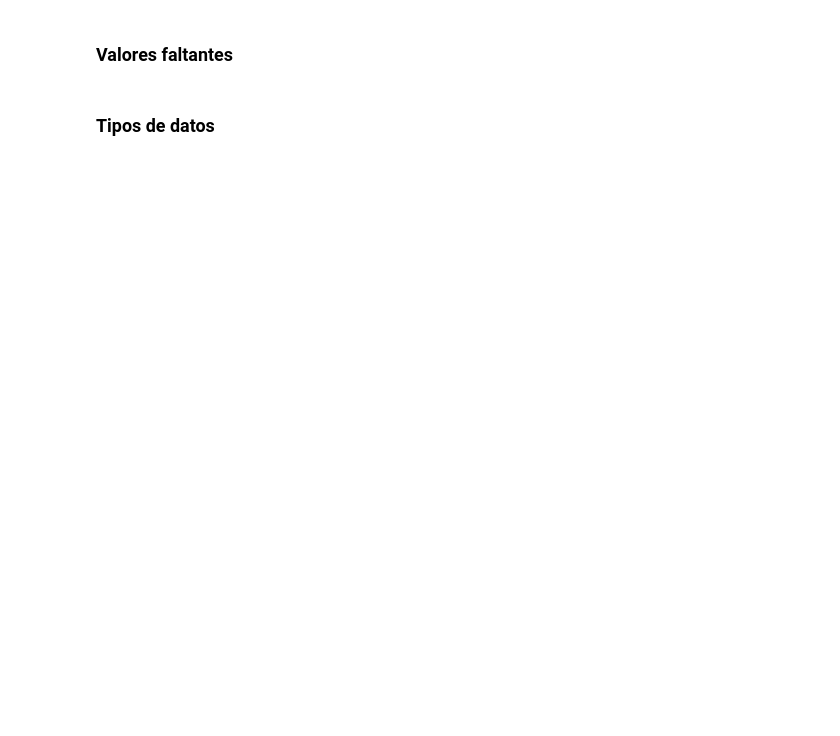
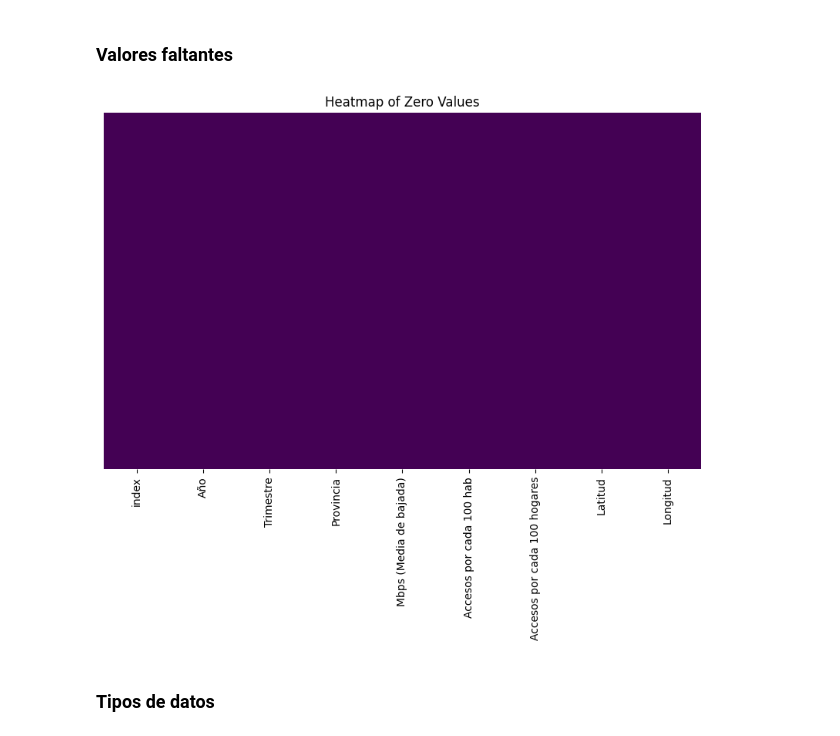
Before and after one commit to TABOO52/Empresa-Telecomunicaciones-Argentina-DataAnalist, a Jupyter notebook: notebooks/EDA.ipynb, the cells around one changed output. Cells and saved outputs as stored; diff of their text form; code cells hidden in the pictures; blank space fills up the shorter version.

```diff
--- a/notebooks/EDA.ipynb
+++ b/notebooks/EDA.ipynb
@@ -21,4 +39,17 @@ import matplotlib.pyplot as plt
 # %% [markdown]
 ### Valores faltantes
+# %%
+#No se tienen valores en 0
+def plot_zeros(data):
+    zeros = (data == 0).astype(int)
+    fig, ax = plt.subplots(figsize=(10, 6))
+    ax = sns.heatmap(zeros, cbar=False, cmap='viridis', yticklabels=False)
+    ax.set_title('Heatmap of Zero Values')
+    plt.show()
+
+# Visualizar los valores 0
+plot_zeros(df_maps)
+# %% [output]
+[figure, added]
 # %% [markdown]
 ### Tipos de datos
```
Also changed, not shown: parts of 15 cells of this notebook, 1 other file.
